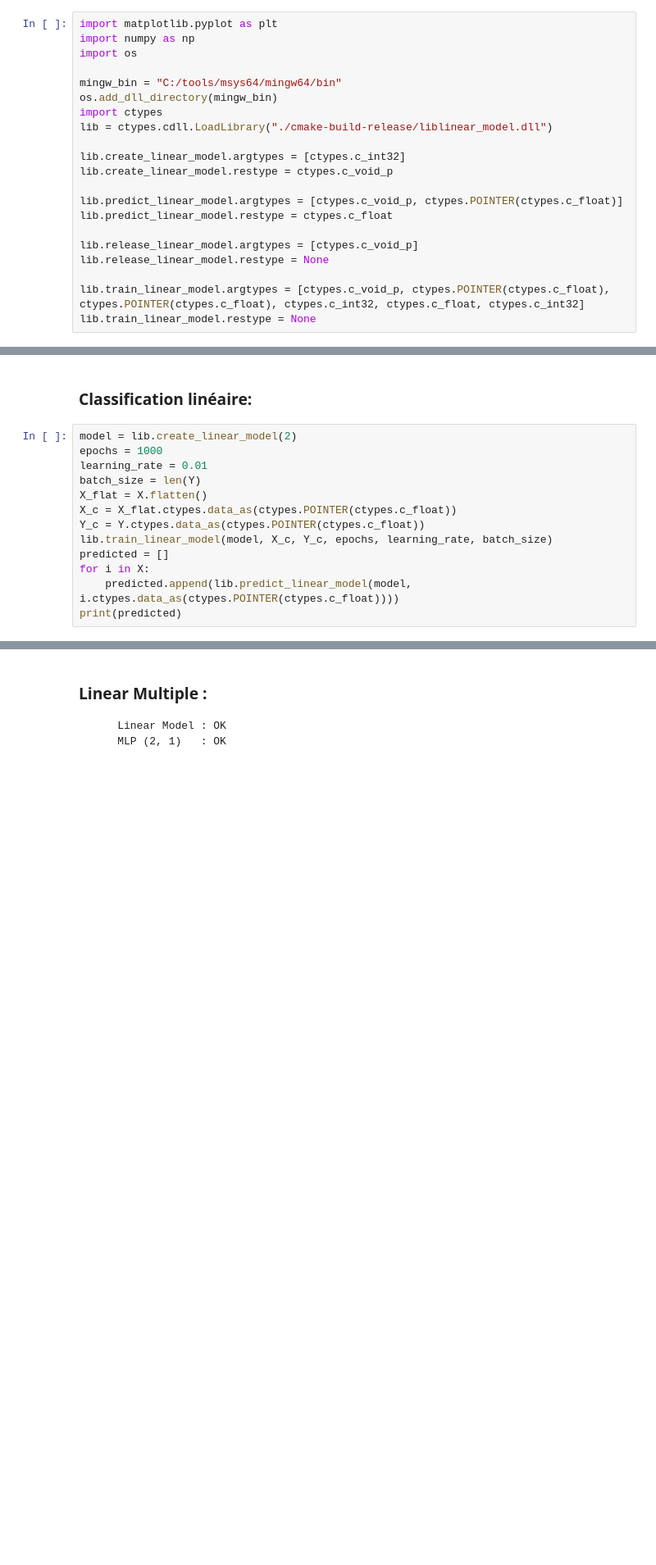
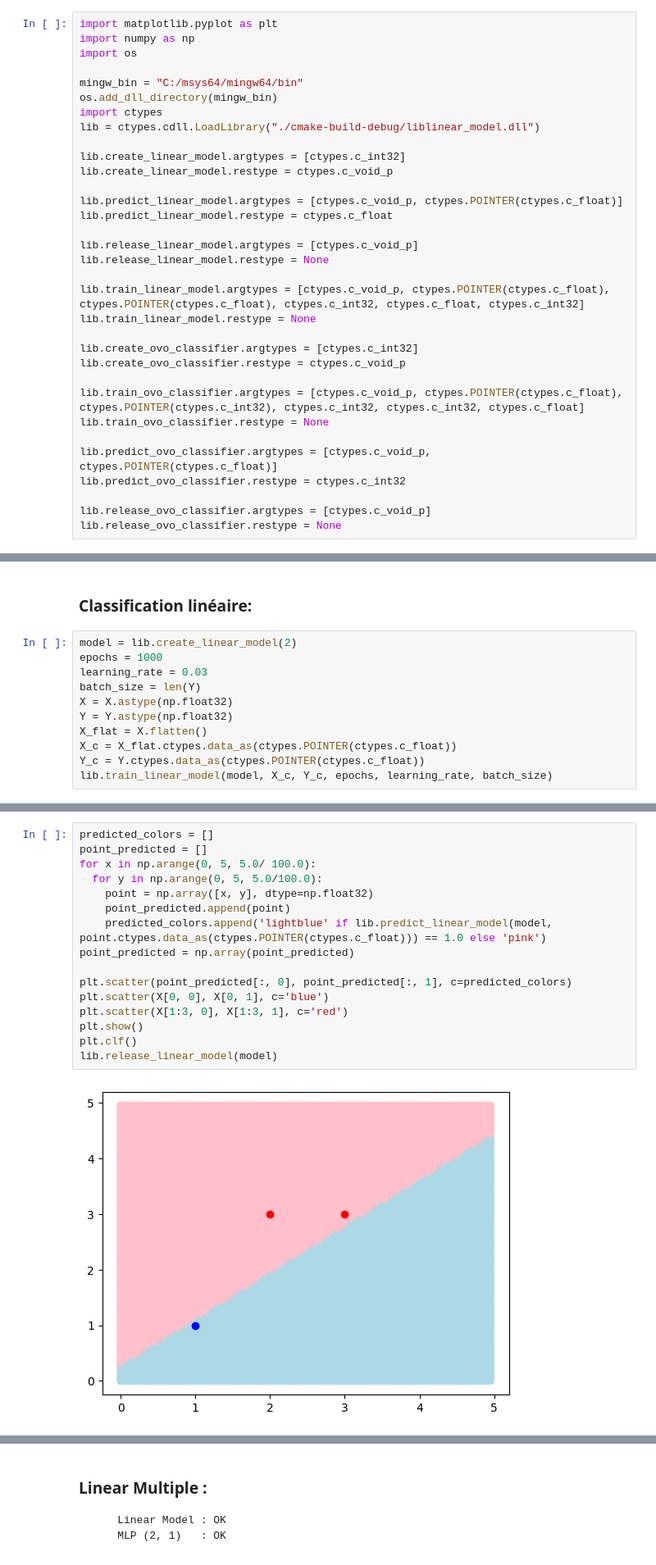
Before and after one commit to FrancoisLGRND/PA2025, a Jupyter notebook: [Notebook] Cas de tests.ipynb, the cells around one changed output, grey strips where cells are left out. Shown at 82% size. Saved outputs shown, nothing was run; the diff lists cells and outputs as text; blank space fills up the shorter version.

```diff
--- a/[Notebook] Cas de tests.ipynb
+++ b/[Notebook] Cas de tests.ipynb
@@ -5,10 +5,10 @@ import matplotlib.pyplot as plt
 import numpy as np
 import os
 
-mingw_bin = "C:/tools/msys64/mingw64/bin"
+mingw_bin = "C:/msys64/mingw64/bin"
 os.add_dll_directory(mingw_bin)
 import ctypes
-lib = ctypes.cdll.LoadLibrary("./cmake-build-release/liblinear_model.dll")
+lib = ctypes.cdll.LoadLibrary("./cmake-build-debug/liblinear_model.dll")
 
 lib.create_linear_model.argtypes = [ctypes.c_int32]
 lib.create_linear_model.restype = ctypes.c_void_p
@@ -21,6 +21,18 @@ lib.release_linear_model.restype = None
 
 lib.train_linear_model.argtypes = [ctypes.c_void_p, ctypes.POINTER(ctypes.c_float), ctypes.POINTER(ctypes.c_float), ctypes.c_int32, ctypes.c_float, ctypes.c_int32]
 lib.train_linear_model.restype = None
+
+lib.create_ovo_classifier.argtypes = [ctypes.c_int32]
+lib.create_ovo_classifier.restype = ctypes.c_void_p
+
+lib.train_ovo_classifier.argtypes = [ctypes.c_void_p, ctypes.POINTER(ctypes.c_float), ctypes.POINTER(ctypes.c_int32), ctypes.c_int32, ctypes.c_int32, ctypes.c_float]
+lib.train_ovo_classifier.restype = None
+
+lib.predict_ovo_classifier.argtypes = [ctypes.c_void_p, ctypes.POINTER(ctypes.c_float)]
+lib.predict_ovo_classifier.restype = ctypes.c_int32
+
+lib.release_ovo_classifier.argtypes = [ctypes.c_void_p]
+lib.release_ovo_classifier.restype = None
 # %% [markdown]
 # Cas de tests, rendu 2
 # %% [markdown]
@@ -45,13 +57,11 @@ Y = np.array([
 # %%
 model = lib.create_linear_model(2)
 epochs = 1000
-learning_rate = 0.01
+learning_rate = 0.03
 batch_size = len(Y)
+X = X.astype(np.float32)
+Y = Y.astype(np.float32)
 X_flat = X.flatten()
 X_c = X_flat.ctypes.data_as(ctypes.POINTER(ctypes.c_float))
 Y_c = Y.ctypes.data_as(ctypes.POINTER(ctypes.c_float))
 lib.train_linear_model(model, X_c, Y_c, epochs, learning_rate, batch_size)
-predicted = []
-for i in X:
-    predicted.append(lib.predict_linear_model(model, i.ctypes.data_as(ctypes.POINTER(ctypes.c_float))))
-print(predicted)
@@ -69,0 +68,18 @@ SyntaxError: invalid syntax (2460529161.py, line 4)
+# %%
+predicted_colors = []
+point_predicted = []
+for x in np.arange(0, 5, 5.0/ 100.0):
+  for y in np.arange(0, 5, 5.0/100.0):
+    point = np.array([x, y], dtype=np.float32)
+    point_predicted.append(point)
+    predicted_colors.append('lightblue' if lib.predict_linear_model(model, point.ctypes.data_as(ctypes.POINTER(ctypes.c_float))) == 1.0 else 'pink')
+point_predicted = np.array(point_predicted)
+
+plt.scatter(point_predicted[:, 0], point_predicted[:, 1], c=predicted_colors)
+plt.scatter(X[0, 0], X[0, 1], c='blue')
+plt.scatter(X[1:3, 0], X[1:3, 1], c='red')
+plt.show()
+plt.clf()
+lib.release_linear_model(model)
+# %% [output]
+[figure, added]
```
Also changed, not shown: parts of 14 cells of this notebook, 3 other files.
